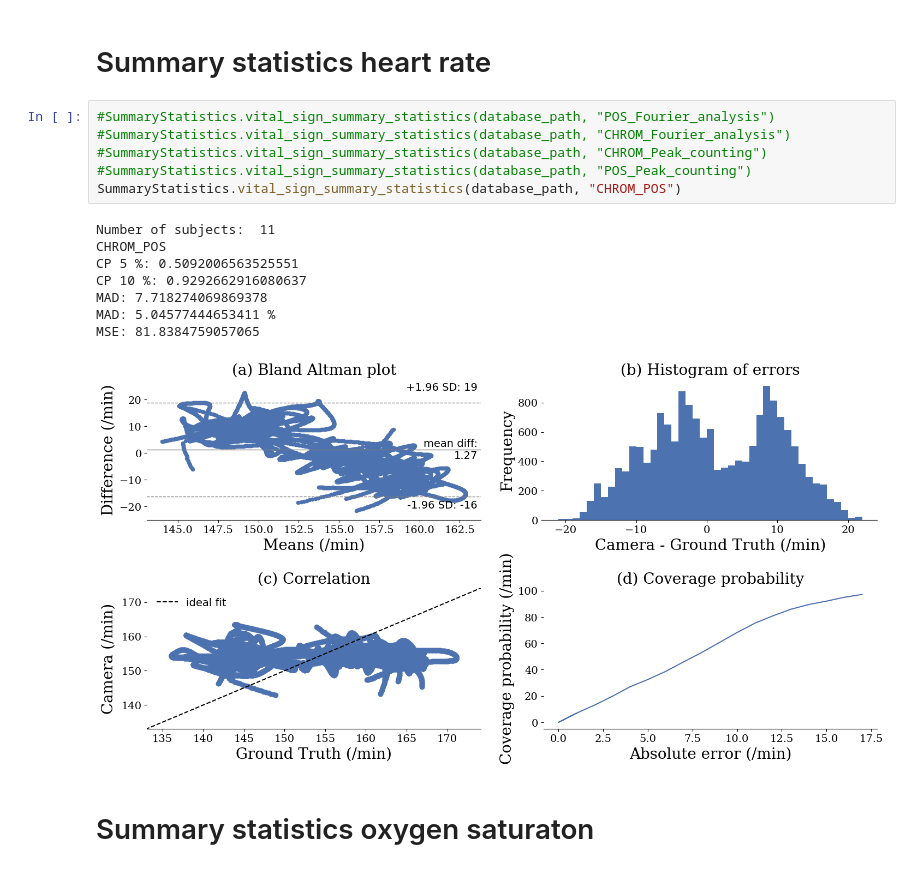
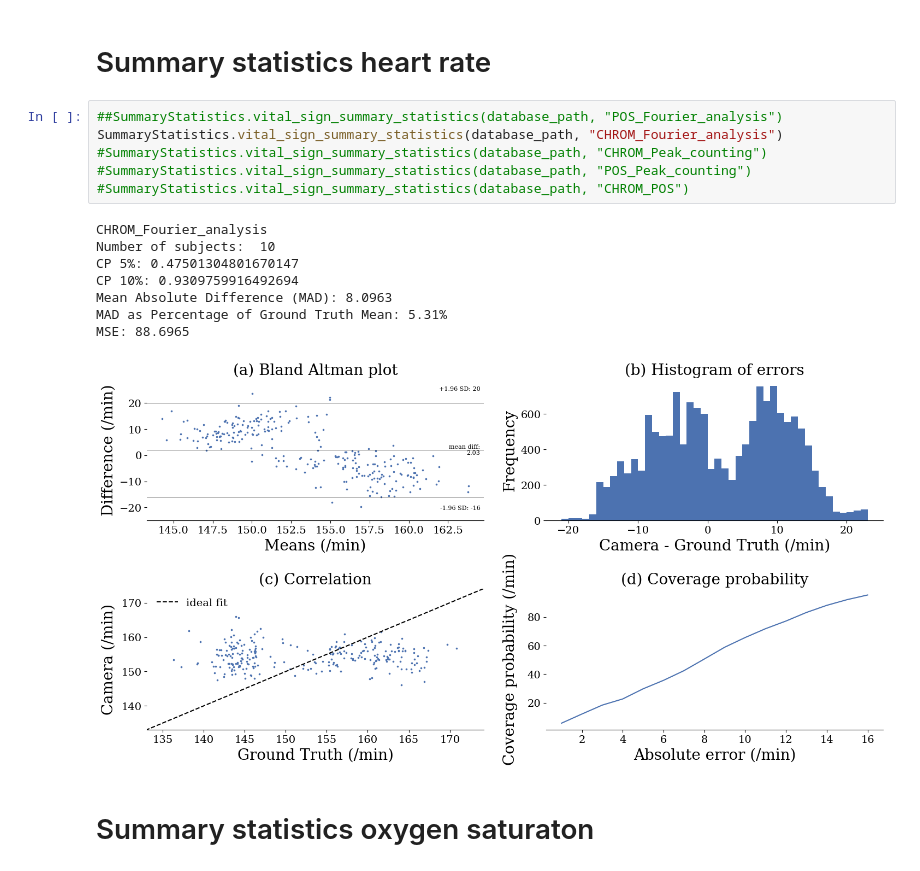
Before and after one commit to Sr933/Meerkat-Vital-Sign-Analysis-Pipeline, a Jupyter notebook: main.ipynb, the cells around one changed output. Saved outputs shown, nothing was run; the diff lists cells and outputs as text.

```diff
--- a/main.ipynb
+++ b/main.ipynb
@@ -204,20 +192,20 @@ asym.run()
 # %% [markdown]
 # Summary statistics heart rate
 # %%
-#SummaryStatistics.vital_sign_summary_statistics(database_path, "POS_Fourier_analysis")
-#SummaryStatistics.vital_sign_summary_statistics(database_path, "CHROM_Fourier_analysis")
+##SummaryStatistics.vital_sign_summary_statistics(database_path, "POS_Fourier_analysis")
+SummaryStatistics.vital_sign_summary_statistics(database_path, "CHROM_Fourier_analysis")
 #SummaryStatistics.vital_sign_summary_statistics(database_path, "CHROM_Peak_counting")
 #SummaryStatistics.vital_sign_summary_statistics(database_path, "POS_Peak_counting")
-SummaryStatistics.vital_sign_summary_statistics(database_path, "CHROM_POS")
+#SummaryStatistics.vital_sign_summary_statistics(database_path, "CHROM_POS")
 # %% [output]
-Number of subjects:  11
-CHROM_POS
-CP 5 %: 0.5092006563525551
-CP 10 %: 0.9292662916080637
-MAD: 7.718274069869378
-MAD: 5.04577444653411 %
-MSE: 81.8384759057065
+CHROM_Fourier_analysis
+Number of subjects:  10
+CP 5%: 0.47501304801670147
+CP 10%: 0.9309759916492694
+Mean Absolute Difference (MAD): 8.0963
+MAD as Percentage of Ground Truth Mean: 5.31%
+MSE: 88.6965
-[figure, old version]
+[figure, new version]
 # %% [markdown]
 # Summary statistics oxygen saturaton
 # %%
```
Also changed, not shown: parts of 7 cells of this notebook, 8 other files.
